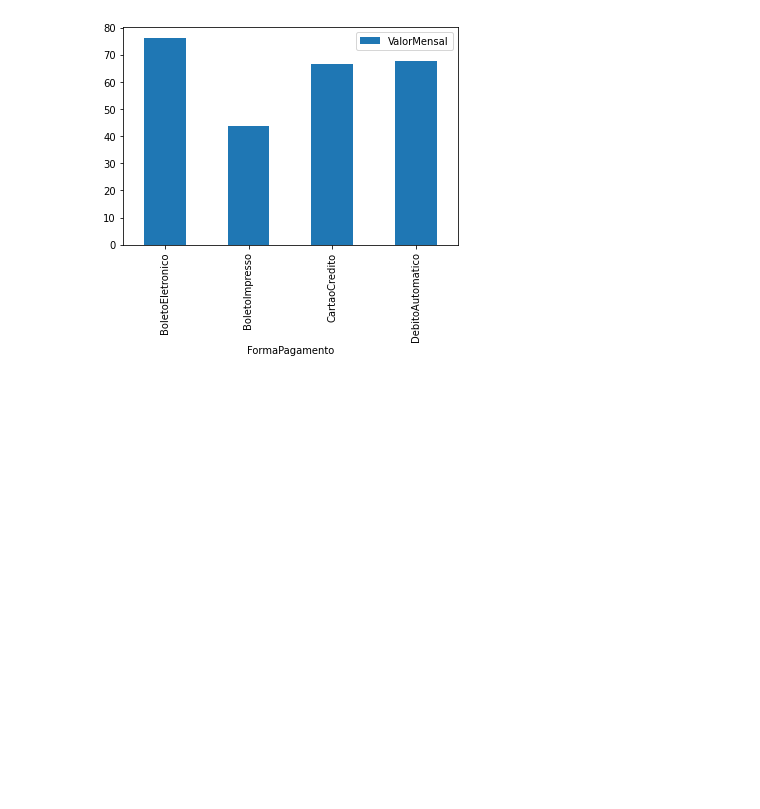
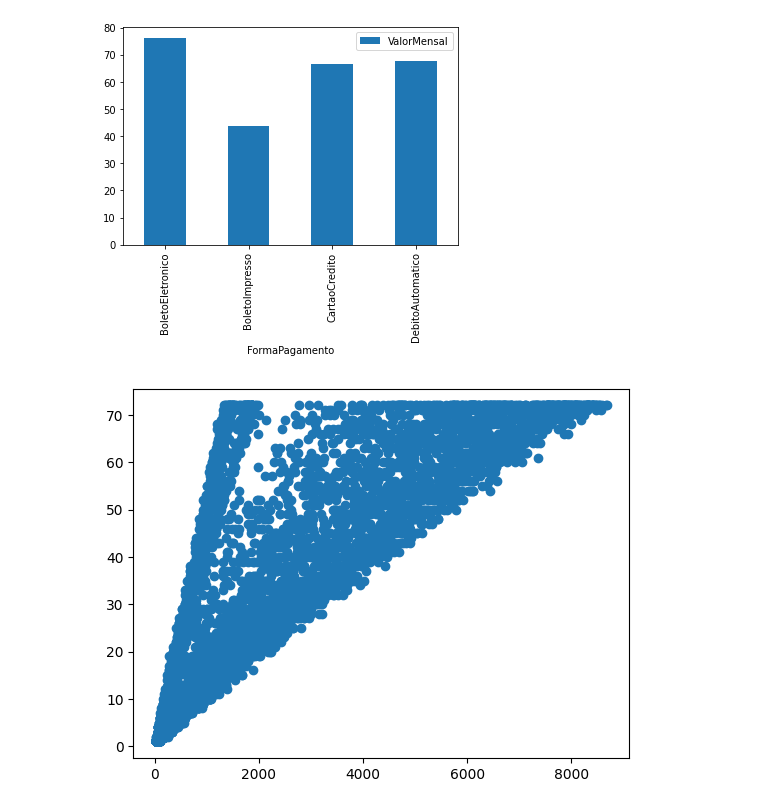
Before and after one commit to HodricVieira/Projeto-ICD-2022, a Jupyter notebook: projeto-dataset.ipynb, the cells around one changed output. Cells and saved outputs as stored; diff of their text form; code cells hidden in the pictures; blank space fills up the shorter version.

```diff
--- a/projeto-dataset.ipynb
+++ b/projeto-dataset.ipynb
@@ -149,3 +149,8 @@ forma_pagamento.plot.bar()
 # %% [output]
 <AxesSubplot:xlabel='FormaPagamento'>
 [figure]
+# %%
+plt.scatter(data["TotalGasto"],data["MesesComoCliente"])
+plt.show()
+# %% [output]
+[figure, added]
```
Also changed, not shown: parts of 2 cells of this notebook.
